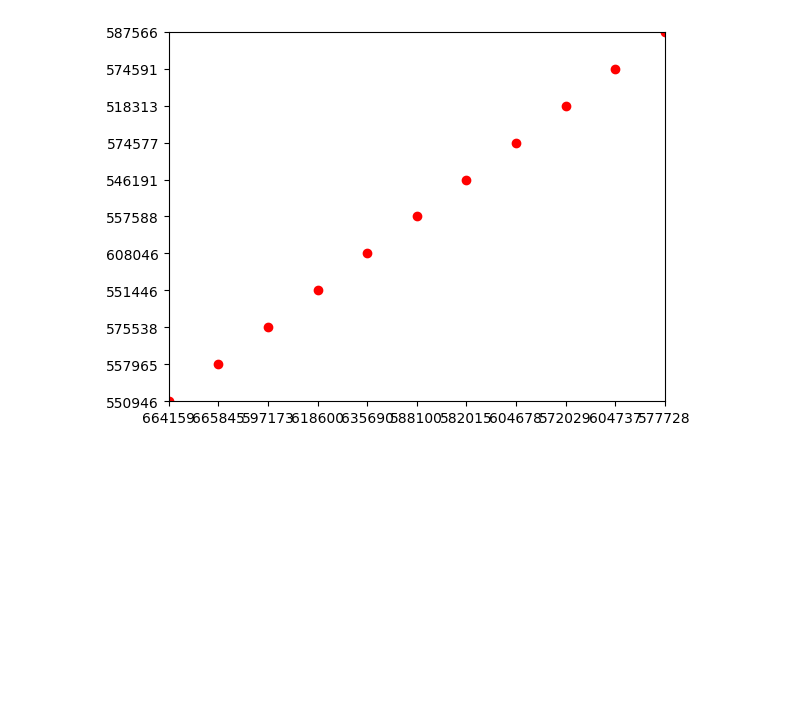
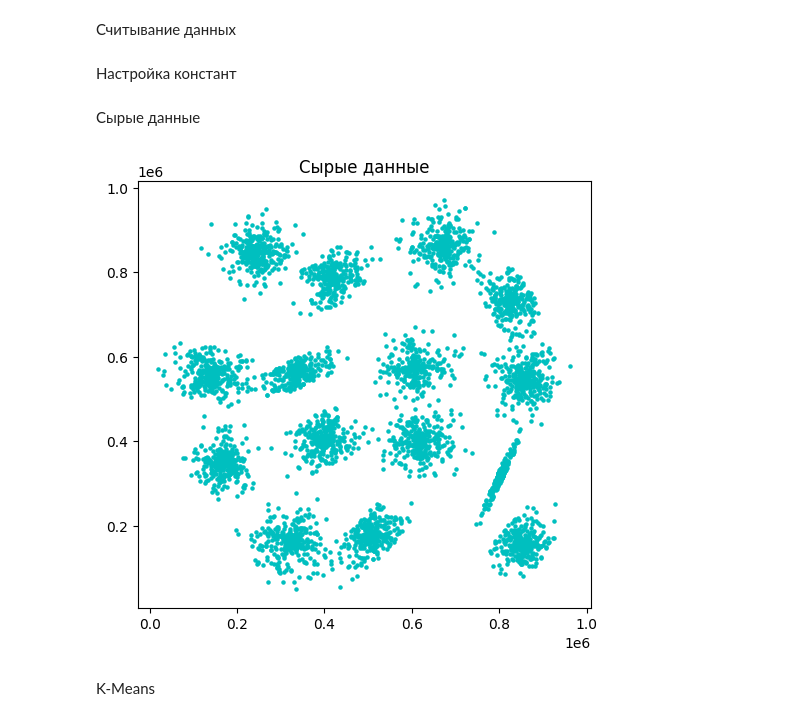
Before and after one commit to EndRiKeR/BMSTU_labs_sem_3, a Jupyter notebook: Lab8_Claster/NoteBook.ipynb, the cells around one changed output. Saved outputs shown, nothing was run; the diff lists cells and outputs as text; code cells hidden in the pictures; blank space fills up the shorter version.

```diff
--- a/Lab8_Claster/NoteBook.ipynb
+++ b/Lab8_Claster/NoteBook.ipynb
@@ -6,15 +9,22 @@ import numpy
-# %%
-# Считываем данные
-file = open('s1.txt', 'r')
-dataX = []
-dataY = []
-if file != None:
-    for line in file:
-        x, y = line.strip().split(' ')
-        dataX.append(x)
-        dataY.append(y)
-
-    #print(dataX)
-    #print(dataY)
-
-    file.close()
+# %% [markdown]
+Считывание данных
+# %%
+# Считываем данные
+file = open('s1.txt', 'r')
+points = []
+if file != None:
+
+    points = numpy.array([[int(x) for x in line.split()] for line in file])
+
+    #for line in file:
+    #    point = line.strip().split(' ')
+    #    points.append([int(point[0]), int(point[1])])
+    file.close()
+
+X = [p[0] for p in points]
+Y = [p[1] for p in points]
+
+# print(points)
+# print(X)
+# %% [markdown]
+Настройка констант
@@ -21,12 +35,11 @@ if file != None:
+# %% [markdown]
+Сырые данные
 # %%
-X = dataX[:50]
-Y = dataY[:50]
-
-fig, ax = plt.subplots(figsize = (5, 5), layout='constrained')  # Create a figure containing a single axes.
-ax.scatter(X, Y, s=50, facecolor='blue');  # Plot some data on the axes.
+# Просто вывожу все данные
+fig, ax = plt.subplots(figsize = (5, 5), layout='constrained')
+ax.scatter(X, Y, s=5, facecolor='c');
+ax.set_title("Сырые данные");
+# %% [output]
+[figure, added]
-# %%
-plt.plot(dataX, dataY, 'ro')
-plt.axis([0, 10, 0, 10])
-plt.show()
-# %% [output]
-[figure, removed]
+# %% [markdown]
+K-Means
```
Also changed, not shown: parts of 15 cells of this notebook, 1 other file.
